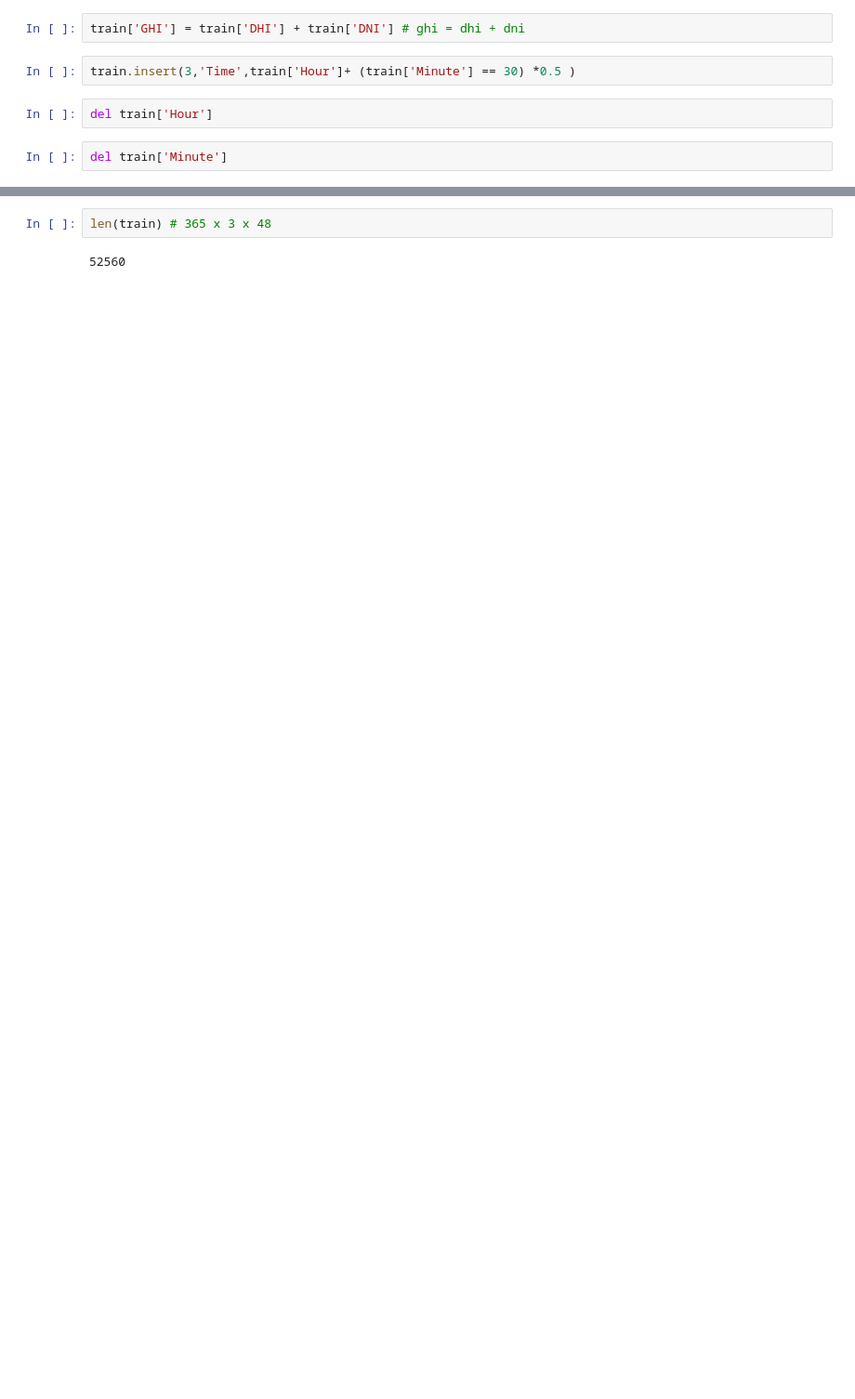
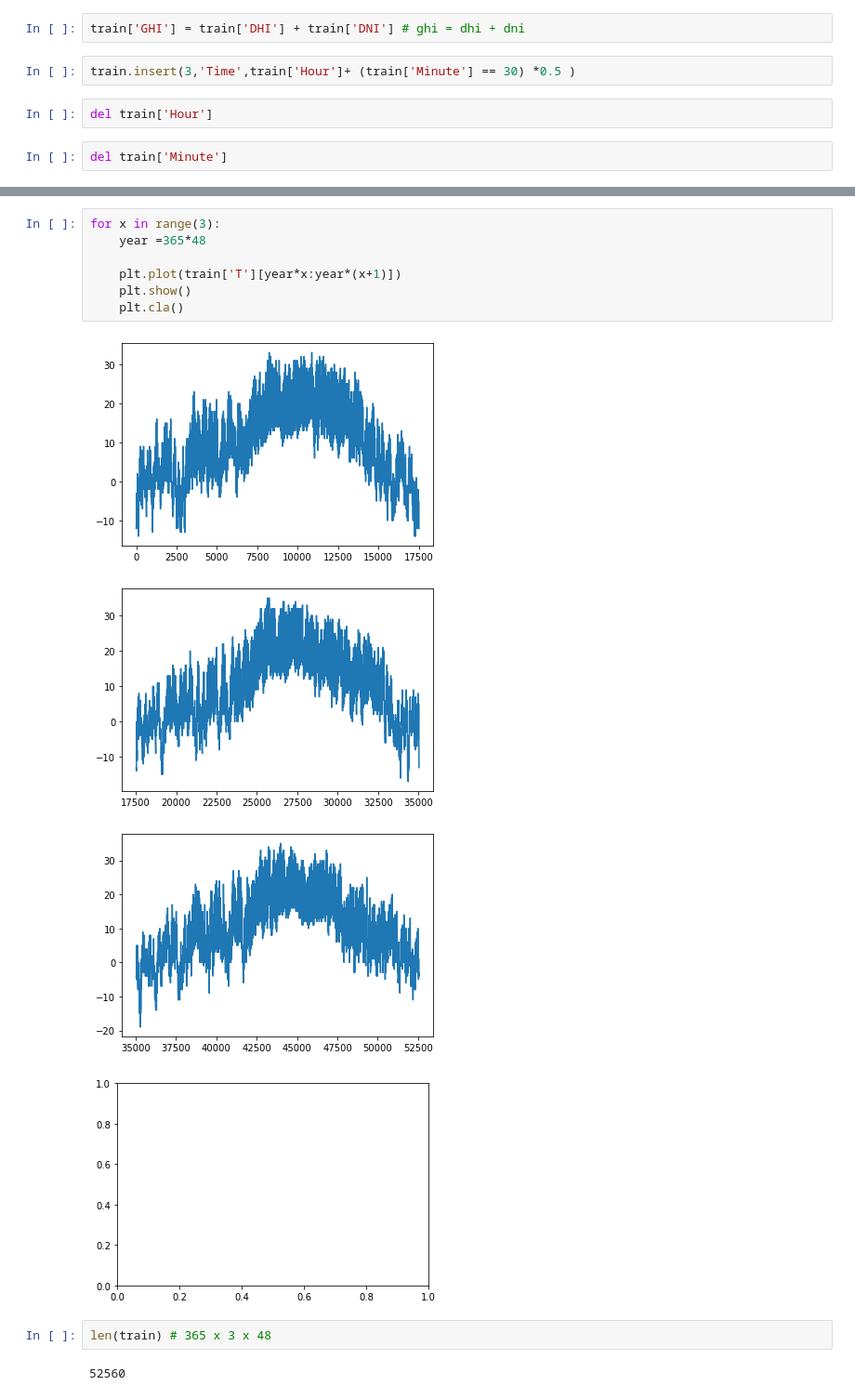
Before and after one commit to yg-renaissance/solar-energy-prediction, a Jupyter notebook: epsilon_Quantile_regression.ipynb, the cells around one changed output, grey strips where cells are left out. Shown: that part at 93% size. Saved outputs shown, nothing was run; the diff lists cells and outputs as text; blank space fills up the shorter version.

```diff
--- a/epsilon_Quantile_regression.ipynb
+++ b/epsilon_Quantile_regression.ipynb
@@ -49,3 +76,15 @@ array([[9, 7],
+# %%
+for x in range(3):
+    year =365*48
+
+    plt.plot(train['T'][year*x:year*(x+1)])
+    plt.show()
+    plt.cla()
+# %% [output]
+[figure, added]
+[figure, added]
+[figure, added]
+[figure, added]
 # %%
 len(train) # 365 x 3 x 48
 # %% [output]
```
Also changed, not shown: parts of 11 cells of this notebook, 3 other files.
